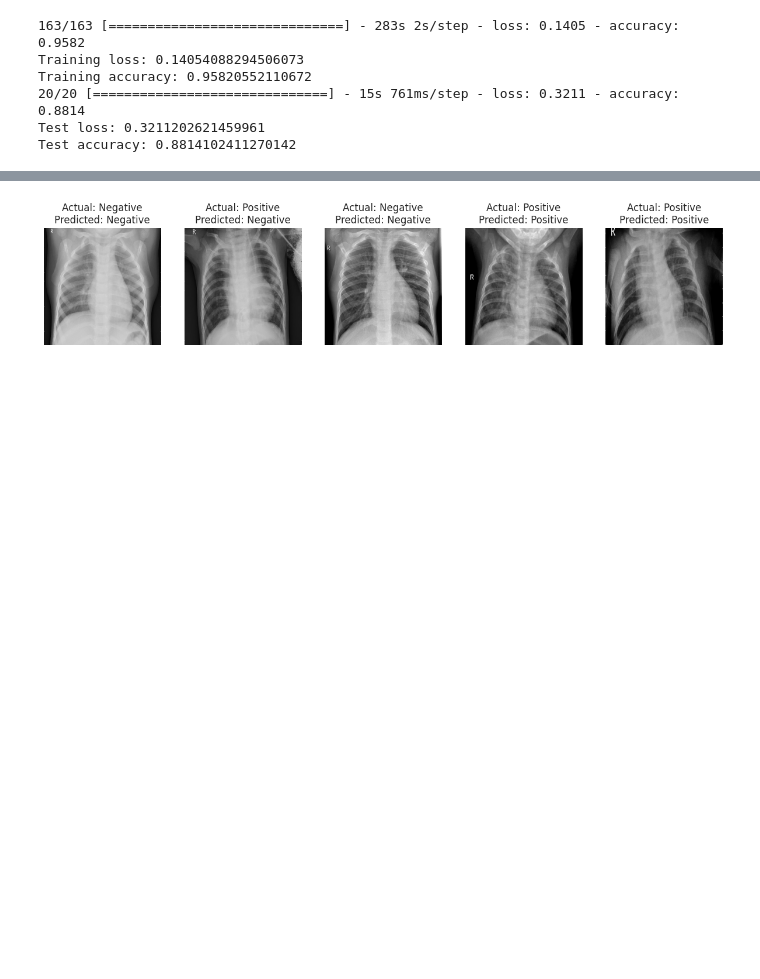
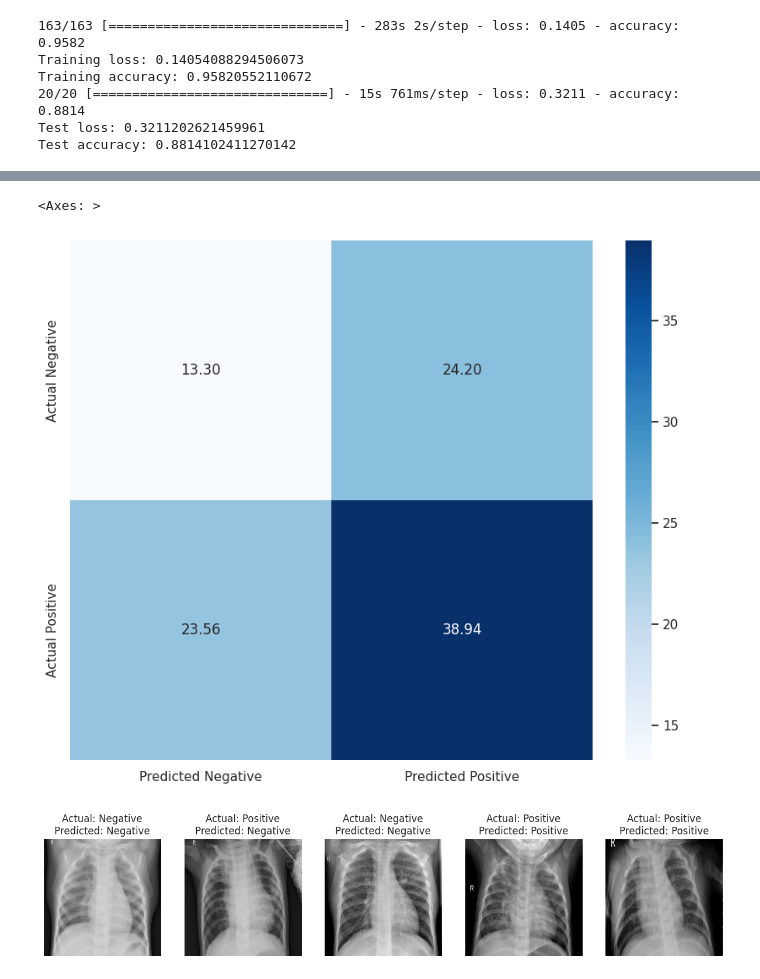
Before and after one commit to AndyMDH/pneumonia_detection_cnn, a Jupyter notebook: main.ipynb, the cells around one changed output, grey strips where cells are left out. Saved outputs shown, nothing was run; the diff lists cells and outputs as text; code cells hidden in the pictures; blank space fills up the shorter version.

```diff
--- a/main.ipynb
+++ b/main.ipynb
@@ -552,19 +552,3 @@ Training accuracy: 0.95820552110672
 20/20 [==============================] - 15s 761ms/step - loss: 0.3211 - accuracy: 0.8814
 Test loss: 0.3211202621459961
 Test accuracy: 0.8814102411270142
-# %%
-# Generate predictions
-predictions = model.predict(test_data_generator)
-predicted_labels = np.round(predictions).flatten()
-
-actual_labels = test_data_generator.labels
-
-# Create and plot confusion matrix
-cm = confusion_matrix(actual_labels, predicted_labels)
-
-plt.figure(figsize=(8, 6))
-sns.heatmap(cm, annot=True, fmt='d', cmap='Blues', xticklabels=['Negative', 'Positive'], yticklabels=['Negative', 'Positive'])
-plt.xlabel('Predicted labels')
-plt.ylabel('True labels')
-plt.title('Confusion Matrix')
-plt.show()
@@ -574,3 +555,22 @@ plt.show()
+# %%
+# Calculate percentages for confusion matrix
+total_samples = len(actual_labels)
+percentages = confusion_matrix / total_samples * 100
+
+# Extracting TP, FP, TN, FN
+TP = confusion_matrix[1, 1]
+FP = confusion_matrix[0, 1]
+TN = confusion_matrix[0, 0]
+FN = confusion_matrix[1, 0]
+
+# Plot confusion matrix with percentages
+plt.figure(figsize=(10, 8))
+sns.heatmap(percentages, annot=True, fmt='.2f', cmap='Blues',
+            xticklabels=['Predicted Negative', 'Predicted Positive'],
+            yticklabels=['Actual Negative', 'Actual Positive'])
+# %% [output]
+<Axes: >
+[figure, added]
 # %%
 def visualize_predictions(image_batch, actual_labels, predicted_labels, num_images=5):
     plt.figure(figsize=(15, 10))
```
Also changed, not shown: parts of 1 cell of this notebook.
